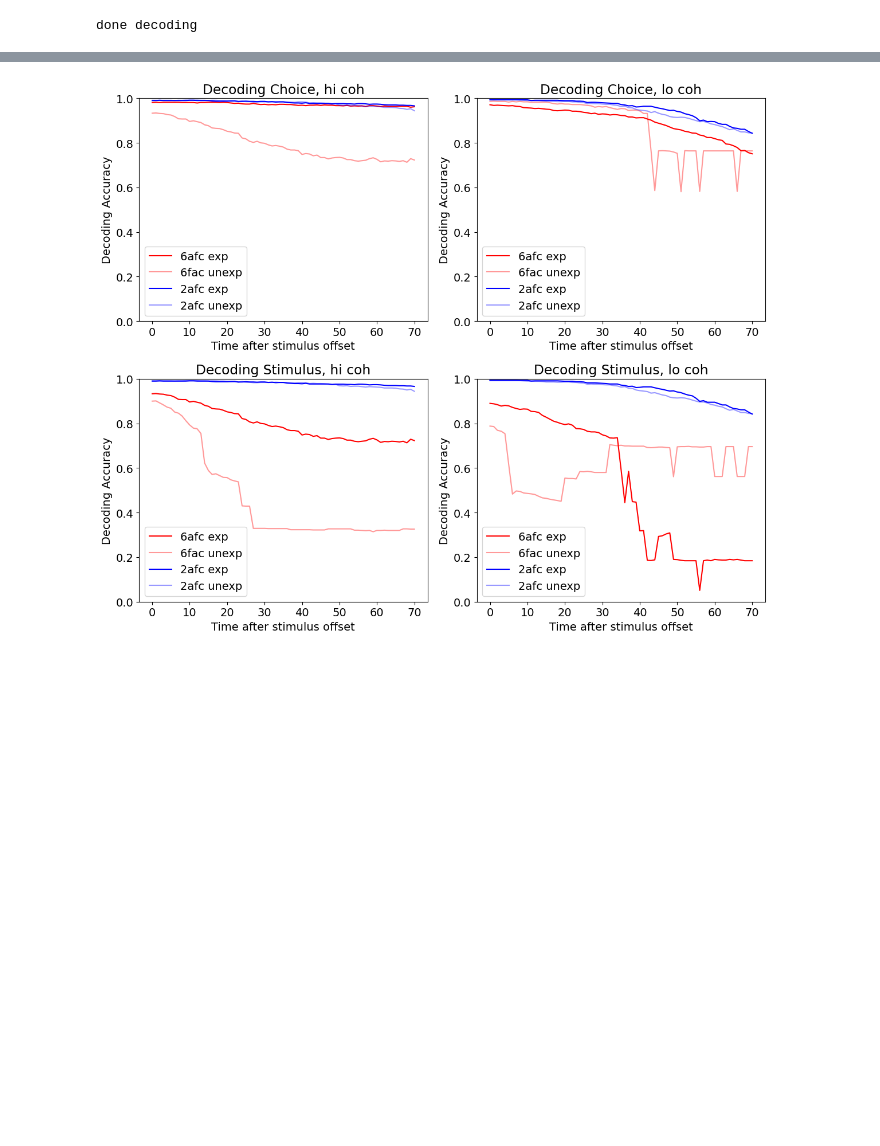
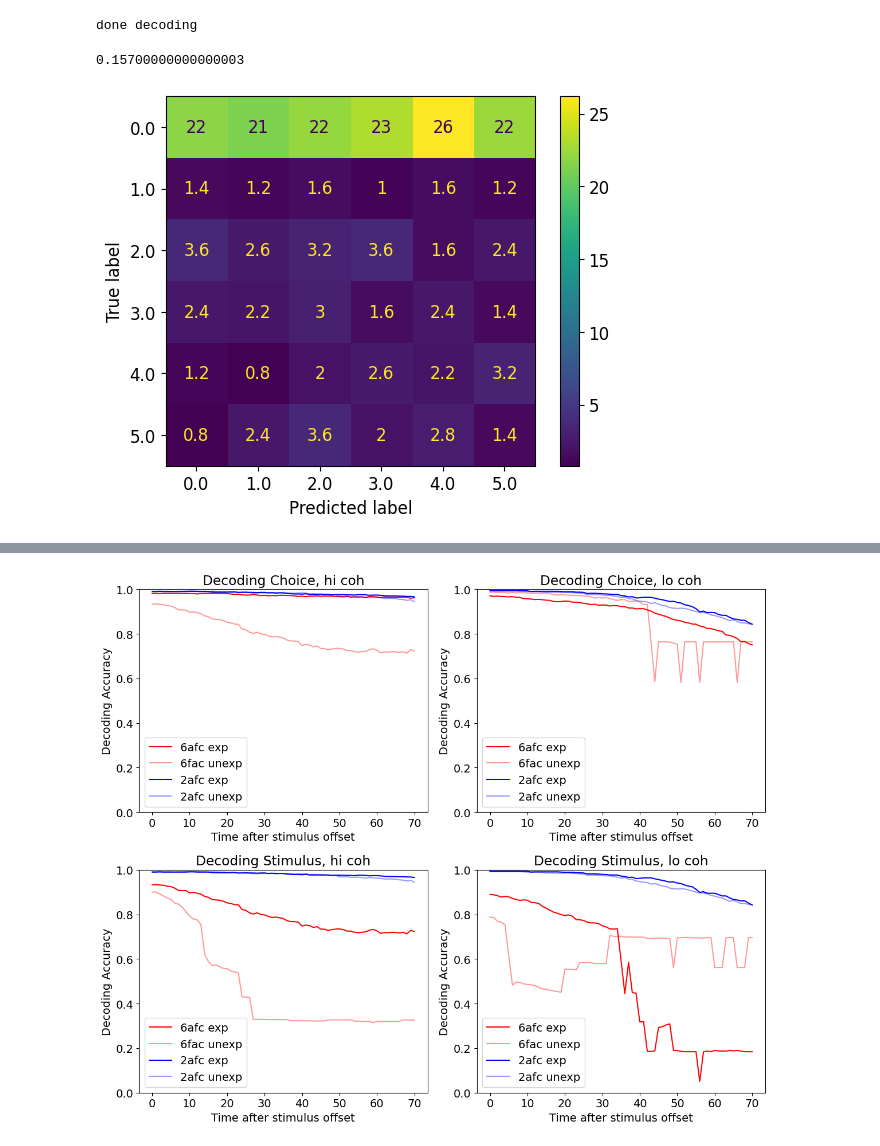
Before and after one commit to hkular/RNN_Geo, a Jupyter notebook: decode_slidingwin.ipynb, the cells around one changed output, grey strips where cells are left out. Drawn from its saved outputs; the diff is of its cells as text; code cells hidden in the pictures; blank space fills up the shorter version.

```diff
--- a/decode_slidingwin.ipynb
+++ b/decode_slidingwin.ipynb
@@ -21,8 +24,8 @@ from scipy.io import loadmat
 # what conditions were the RNNs trained on?
 RNN_params = {}
 RNN_params['prob_split'] = '70_30'
-RNN_params['afc'] = 2
-RNN_params['coh'] = 'lo'
+RNN_params['afc'] = 6
+RNN_params['coh'] = 'hi'
 RNN_params['feedback'] = False
 RNN_params['thresh'] = [.3,.7]
 
@@ -34,7 +37,7 @@ D_params['n_cvs'] = 5
 D_params['num_cgs'] = 30
 D_params['label'] = 'stim' # 'stim' or 'choice'
 D_params['units'] = 'all' # 'all' or 'exc' or 'inh'
-D_params['pred'] = 'unexpected' # 'expected' or 'unexpected', 'all' trials had stim 0 or 1 dominant
+D_params['pred'] = 'all' # 'expected' or 'unexpected', 'all'
 
 # Timing of task
 task_info = {}
@@ -43,9 +46,9 @@ task_info['trial_dur'] = 250  # trial duration (timesteps)
 task_info['stim_on'] = 80
 task_info['stim_dur'] = 50
 # decode opts
-time_avg = False # do we want to look at average over time window?
+time_avg = True # do we want to look at average over time window?
 if time_avg:
-    t_win = [ 200,-1 ]
+    t_win = [ 50,200 ]
 n_cvs = 5
 window = 50
 # store the accuracy
@@ -73,12 +76,6 @@ else:
 mat_files = [f for f in os.listdir(data_dir) if f.endswith('.mat')]# Get all the trained models (should be 40 .mat files)
 model_path = os.path.join(data_dir, mat_files[0])
 model = loadmat(model_path) # model.keys()
-
-# Change this if we want a different number of trials and different default stim (0 is the one RNN was trained on)
-data_file1 = f"{data_dir}/Trials{task_info['trials']}_model{model_path[-7:-4]}_0expected.npz"
-data_file2 = f"{data_dir}/Trials{task_info['trials']}_model{model_path[-7:-4]}_1unexpected.npz"
-data1 = np.load(data_file1)
-data2 = np.load(data_file2)
 # %%
 # Decode trials: RNN stim presented
 
@@ -86,19 +83,24 @@ data2 = np.load(data_file2)
 # this is a [trial x time step x unit] matrix
 # filter by trial type
 if D_params['pred'] == 'expected':
+    data_file1 = f"{data_dir}/Trials{task_info['trials']}_model{model_path[-7:-4]}_0expected.npz"
+    data1 = np.load(data_file1)
     #data_d = np.concatenate((data1['fr1'][data1['labs'].flatten() == 0], data2['fr1'][data2['labs'].flatten() == 0]), axis = 0)
     #labs = np.concatenate((data1['labs'][data1['labs'] == 0].squeeze(), data2['labs'][data2['labs'] == 0].squeeze()), axis = 0)
     data_d = data1['fr1']
     labs = data1['labs'].squeeze()
 elif D_params['pred'] == 'unexpected':
+    data_file2 = f"{data_dir}/Trials{task_info['trials']}_model{model_path[-7:-4]}_1unexpected.npz"
+    data2 = np.load(data_file2)
     #data_d = np.concatenate((data1['fr1'][data1['labs'].flatten() == 1], data2['fr1'][data2['labs'].flatten() == 1]), axis = 0)
     #labs = np.concatenate((data1['labs'][data1['labs'] == 1].squeeze(), data2['labs'][data2['labs'] == 1].squeeze()), axis = 0)
     data_d = data2['fr1']
     labs = data2['labs'].squeeze()
 elif D_params['pred'] == 'all':
-    data_d = np.concatenate((data1['fr1'], data2['fr1']), axis = 0)
-    labs = np.concatenate((data1['labs'].squeeze(), data2['labs'].squeeze()), axis = 0)
-
+    data_file = f"{data_dir}/Trials{task_info['trials']}_model{model_path[-7:-4]}_balanced.npz"
+    data = np.load(data_file)
+    data_d = data['fr1']
+    labs = data['labs'].squeeze()
 
 # get some info about structure of the data
 tris = data_d.shape[0]             # number of trials
@@ -184,6 +231,16 @@ decoding_acc = np.mean(np.array(results), axis=1)
 print(f'done decoding')
 # %% [output]
 done decoding
+# %%
+accuracy
+# %% [output]
+0.15700000000000003
+# %%
+disp = ConfusionMatrixDisplay(confusion_matrix = cm_mean, display_labels = grid.classes_)
+disp.plot()
+plt.show()
+# %% [output]
+[figure, added]
 # %%
 # Plot decoding accuracy over time
 plt.figure()
```
Also changed, not shown: parts of 4 cells of this notebook, 7 other files.
